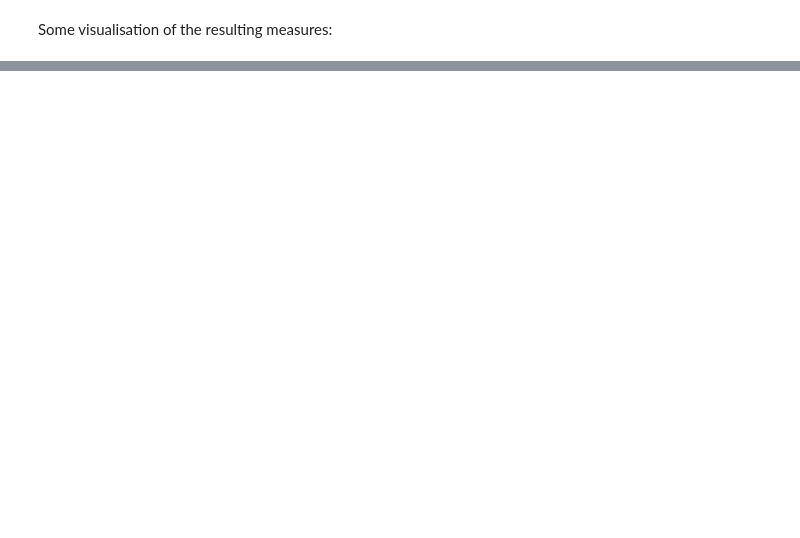
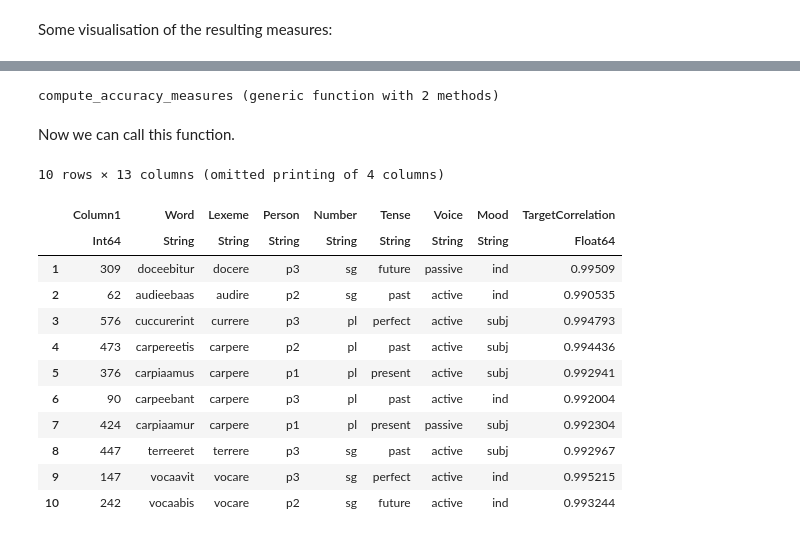
Before and after one commit to quantling/JudiLingMeasures.jl, a Jupyter notebook: notebooks/measures_demo.ipynb, the cells around one changed output, grey strips where cells are left out. Cells and saved outputs as stored; diff of their text form; code cells hidden in the pictures; blank space fills up the shorter version.

```diff
--- a/notebooks/measures_demo.ipynb
+++ b/notebooks/measures_demo.ipynb
@@ -237,0 +192,65 @@ plot(dat_all_measures.L1Shat,
+# %%
+function compute_accuracy_measures(data_val::DataFrame,
+                                  cue_obj_train::JudiLing.Cue_Matrix_Struct,
+                                  cue_obj_val::JudiLing.Cue_Matrix_Struct,
+                                  Chat_val::Union{JudiLing.SparseMatrixCSC, Matrix},
+                                  S_val::Union{JudiLing.SparseMatrixCSC, Matrix},
+                                  Shat_val::Union{JudiLing.SparseMatrixCSC, Matrix},
+                                  res_learn::Array{Array{JudiLing.Result_Path_Info_Struct,1},1},
+                                  gpi_learn::Array{JudiLing.Gold_Path_Info_Struct,1},
+                                  rpi_learn::Array{JudiLing.Gold_Path_Info_Struct,1})
+    # MAKE PREPARATIONS
+
+    # generate additional objects for the measures such as
+    # - results: copy of data_val for storing the measures in
+    # - cor_s: the correlation matrix between Shat and S
+    # - df: DataFrame of res_learn, the output of learn_paths
+    # - pred_df: DataFrame with path supports for the predicted forms produced by learn_paths
+    results, cor_s, df, pred_df = JudiLingMeasures.make_measure_preparations(data_val, S_val, Shat_val,
+                                    res_learn, cue_obj_train, cue_obj_val, rpi_learn)
+
+
+    # CALCULATE MEASURES
+
+    # comprehension accuracy
+    results[!,"TargetCorrelation"] = JudiLingMeasures.target_correlation(cor_s)
+    results[!,"rank"] = JudiLingMeasures.rank(cor_s)
+
+    # production accuracy
+    results[!,"SCPP"] = JudiLingMeasures.SCPP(df, results)
+    results[!,"C-Precision"] = JudiLingMeasures.c_precision(Chat_val, cue_obj_val.C)
+    results[!,"PathEntropiesChat"] = JudiLingMeasures.path_entropies_chat(res_learn, Chat_val)
+
+
+    results
+end
+# %% [output]
+compute_accuracy_measures (generic function with 2 methods)
+# %% [markdown]
+Now we can call this function.
+# %%
+dat_accuracy_measures = compute_accuracy_measures(latin_val, # the data of interest
+                                                 cue_obj_train, # the cue_obj of the training data
+                                                 cue_obj_val, # the cue_obj of the data of interest
+                                                 Chat_val, # the Chat of the data of interest
+                                                 S_val, # the S matrix of the data of interest
+                                                 Shat_val, # the Shat matrix of the data of interest
+                                                 res_learn_val, # the output of learn_paths for the data of interest
+                                                 gpi_learn_val, # the gpi_learn object of the data of interest
+                                                 rpi_learn_val); # the rpi_learn object of the data of interest
+# %%
+first(dat_accuracy_measures, 10)
+# %% [output]
+10 rows × 13 columns (omitted printing of 4 columns)
+|  | Column1 | Word | Lexeme | Person | Number | Tense | Voice | Mood | TargetCorrelation |
+|  | Int64 | String | String | String | String | String | String | String | Float64 |
+| 1 | 309 | doceebitur | docere | p3 | sg | future | passive | ind | 0.99509 |
+| 2 | 62 | audieebaas | audire | p2 | sg | past | active | ind | 0.990535 |
+| 3 | 576 | cuccurerint | currere | p3 | pl | perfect | active | subj | 0.994793 |
+| 4 | 473 | carpereetis | carpere | p2 | pl | past | active | subj | 0.994436 |
+| 5 | 376 | carpiaamus | carpere | p1 | pl | present | active | subj | 0.992941 |
+| 6 | 90 | carpeebant | carpere | p3 | pl | past | active | ind | 0.992004 |
+| 7 | 424 | carpiaamur | carpere | p1 | pl | present | passive | subj | 0.992304 |
+| 8 | 447 | terreeret | terrere | p3 | sg | past | active | subj | 0.992967 |
+| 9 | 147 | vocaavit | vocare | p3 | sg | perfect | active | ind | 0.995215 |
+| 10 | 242 | vocaabis | vocare | p2 | sg | future | active | ind | 0.993244 |
```
Also changed, not shown: parts of 11 cells of this notebook, 9 other files.
